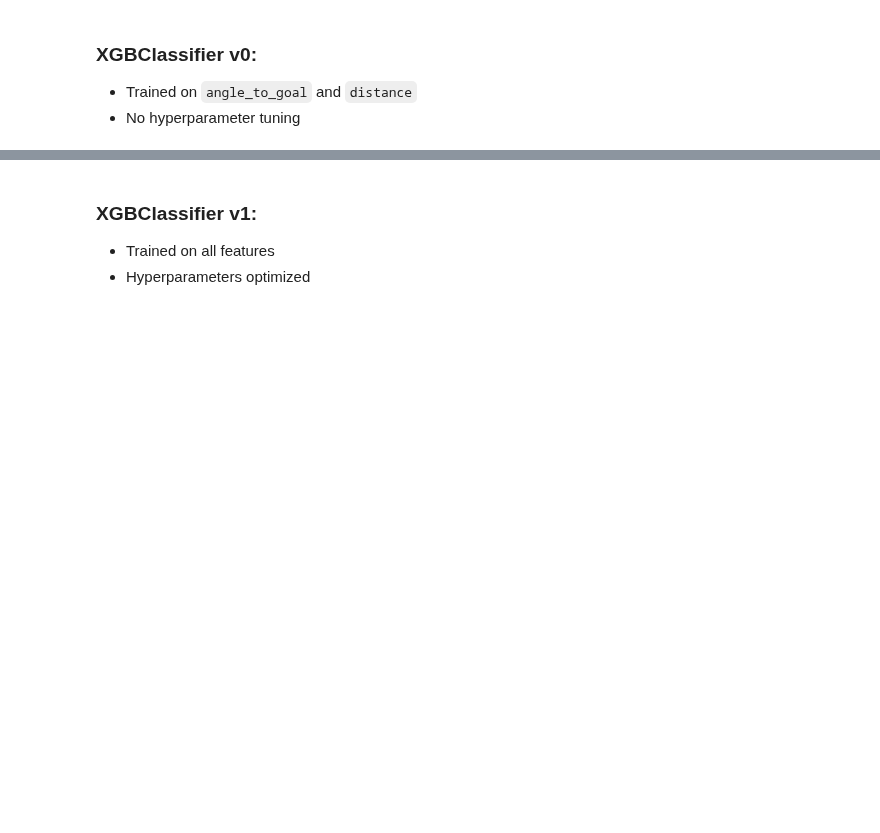
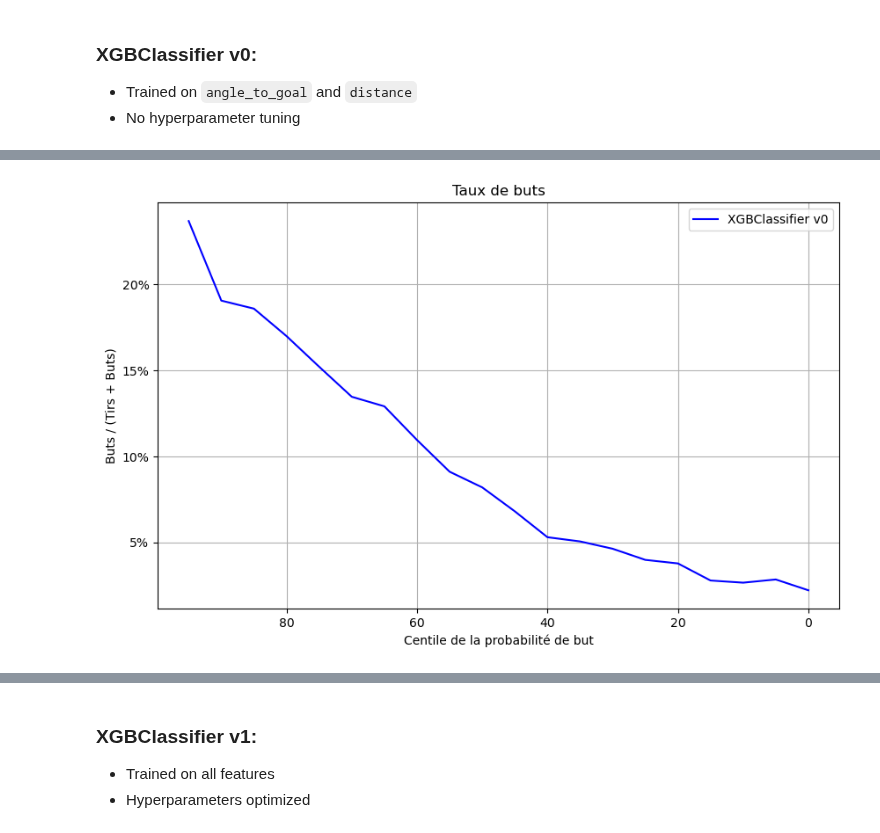
Before and after one commit to hypium/NHL_GoalPredictionApp, a Jupyter notebook: ift6758/models/xgboost.ipynb, the cells around one changed output, grey strips where cells are left out. Saved outputs shown, nothing was run; the diff lists cells and outputs as text; code cells hidden in the pictures; blank space fills up the shorter version.

```diff
--- a/ift6758/models/xgboost.ipynb
+++ b/ift6758/models/xgboost.ipynb
@@ -53,0 +76,20 @@ y_pred_prob = model.predict_proba(X_val_0)[:, 1]
+# %%
+gr_df = results_v0.copy()
+
+percentile_bins = np.linspace(0, 1, 21)
+gr_df['percentile'] = pd.qcut(gr_df['goal_proba'], q=percentile_bins, labels=[p * 100 for p in percentile_bins[:-1]])
+goal_rates = gr_df.groupby('percentile', observed=False)['is_goal'].mean()
+
+plt.figure(figsize=(10, 6))
+plt.plot(percentile_bins[:-1], goal_rates, color='blue', label='XGBClassifier v0')
+plt.gca().invert_xaxis()
+plt.gca().xaxis.set_major_formatter(FuncFormatter(lambda x, pos: f'{x * 100:.0f}'))
+plt.gca().yaxis.set_major_formatter(FuncFormatter(lambda x, pos: f'{x * 100:.0f}%'))
+plt.xlabel('Centile de la probabilité de but')
+plt.ylabel('Buts / (Tirs + Buts)')
+plt.title('Taux de buts')
+plt.legend()
+plt.grid()
+plt.show()
+# %% [output]
+[figure, added]
```
Also changed, not shown: parts of 10 cells of this notebook.
